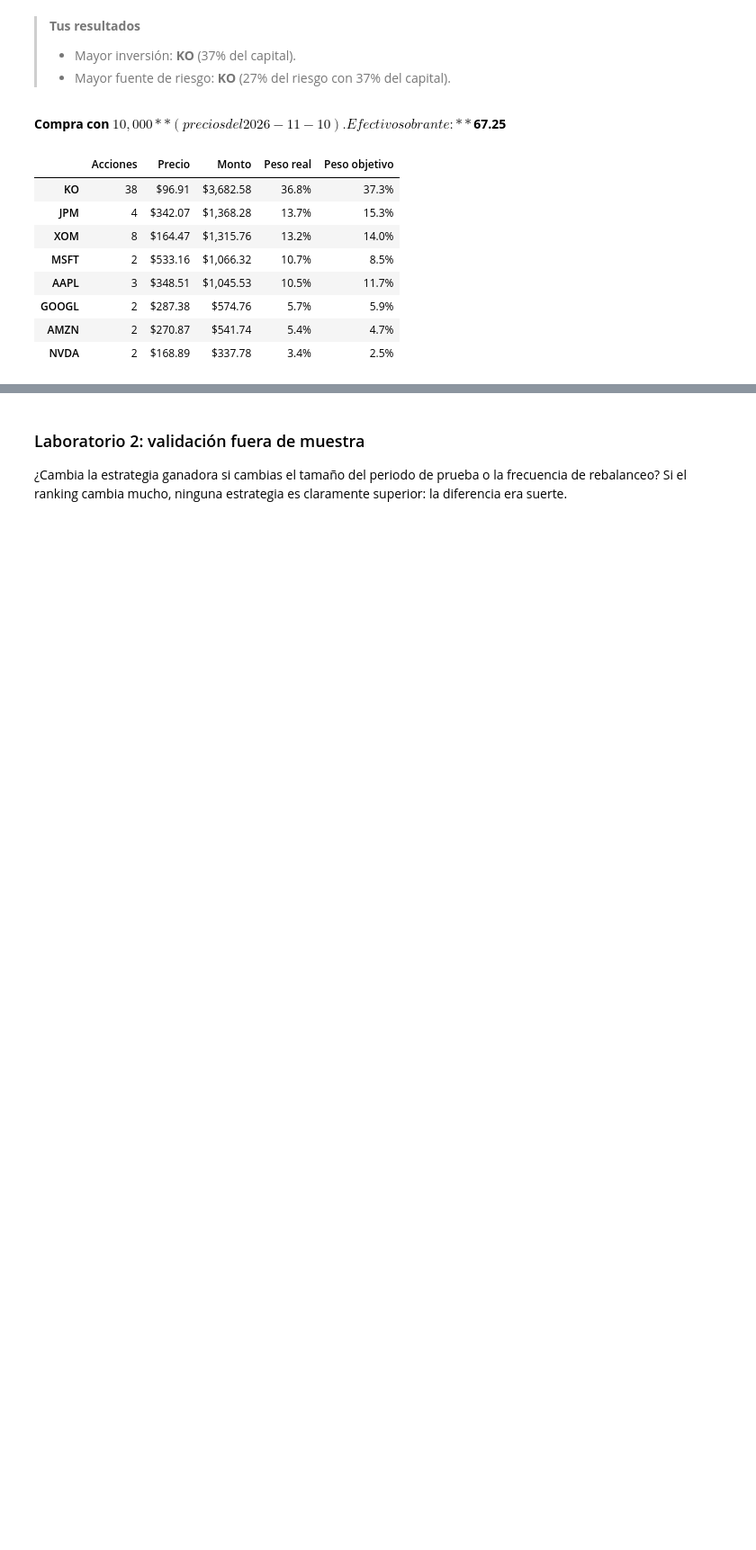
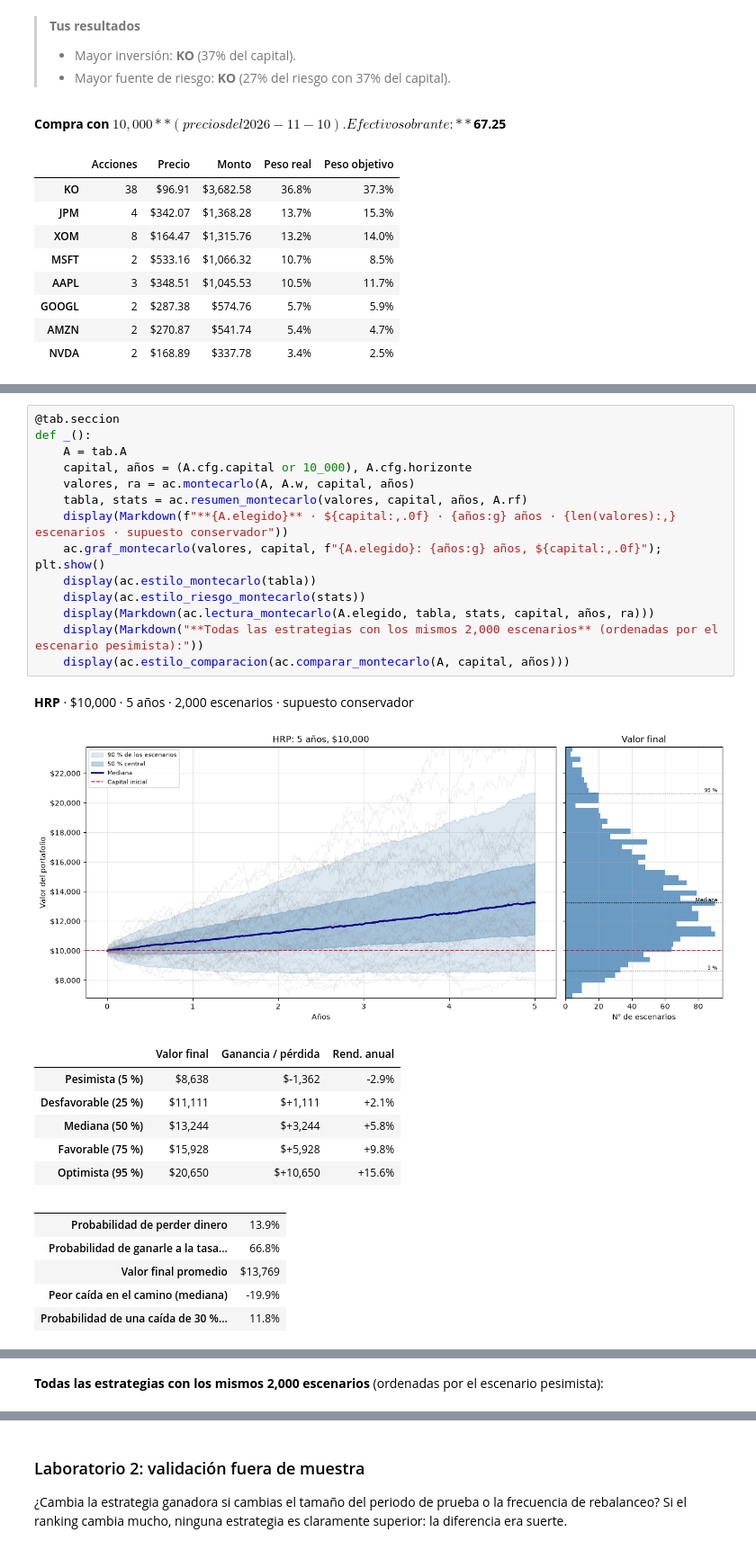
Before and after one commit to OmarRR2003/portfolio-optimization, a Jupyter notebook: acciones.ipynb, the cells around one changed output, grey strips where cells are left out. Shown at 90% size. Cells and saved outputs as stored; diff of their text form; blank space fills up the shorter version.

```diff
--- a/acciones.ipynb
+++ b/acciones.ipynb
@@ -365,0 +392,29 @@ def _():
+# %%
+@tab.seccion
+def _():
+    A = tab.A
+    capital, años = (A.cfg.capital or 10_000), A.cfg.horizonte
+    valores, ra = ac.montecarlo(A, A.w, capital, años)
+    tabla, stats = ac.resumen_montecarlo(valores, capital, años, A.rf)
+    display(Markdown(f"**{A.elegido}** · ${capital:,.0f} · {años:g} años · {len(valores):,} escenarios · supuesto conservador"))
+    ac.graf_montecarlo(valores, capital, f"{A.elegido}: {años:g} años, ${capital:,.0f}"); plt.show()
+    display(ac.estilo_montecarlo(tabla))
+    display(ac.estilo_riesgo_montecarlo(stats))
+    display(Markdown(ac.lectura_montecarlo(A.elegido, tabla, stats, capital, años, ra)))
+    display(Markdown("**Todas las estrategias con los mismos 2,000 escenarios** (ordenadas por el escenario pesimista):"))
+    display(ac.estilo_comparacion(ac.comparar_montecarlo(A, capital, años)))
+# %% [output]
+**HRP** · $10,000 · 5 años · 2,000 escenarios · supuesto conservador
+[figure, added]
+|  | Valor final | Ganancia / pérdida | Rend. anual |
+| Pesimista (5 %) | $8,638 | $-1,362 | -2.9% |
+| Desfavorable (25 %) | $11,111 | $+1,111 | +2.1% |
+| Mediana (50 %) | $13,244 | $+3,244 | +5.8% |
+| Favorable (75 %) | $15,928 | $+5,928 | +9.8% |
+| Optimista (95 %) | $20,650 | $+10,650 | +15.6% |
+|  |  |
+| Probabilidad de perder dinero | 13.9% |
+| Probabilidad de ganarle a la tasa... | 66.8% |
+| Valor final promedio | $13,769 |
+| Peor caída en el camino (mediana) | -19.9% |
+| Probabilidad de una caída de 30 %... | 11.8% |
@@ -365,0 +428 @@ def _():
+**Todas las estrategias con los mismos 2,000 escenarios** (ordenadas por el escenario pesimista):
```
Also changed, not shown: parts of 11 cells of this notebook, 2 other files.
